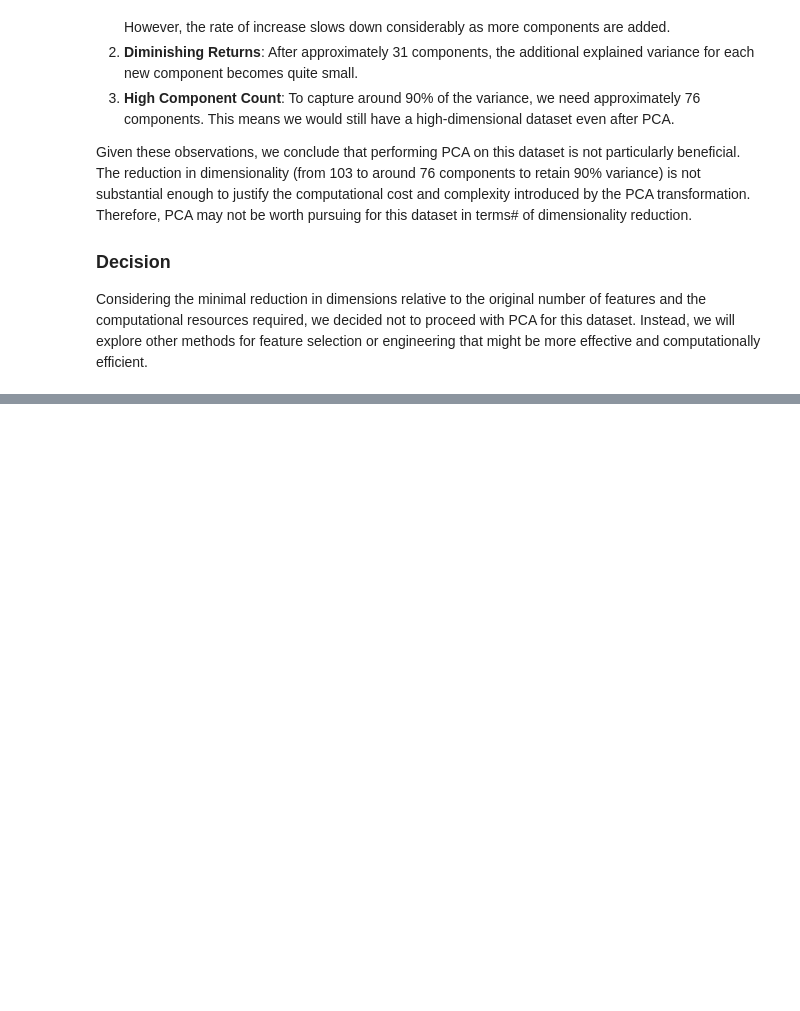
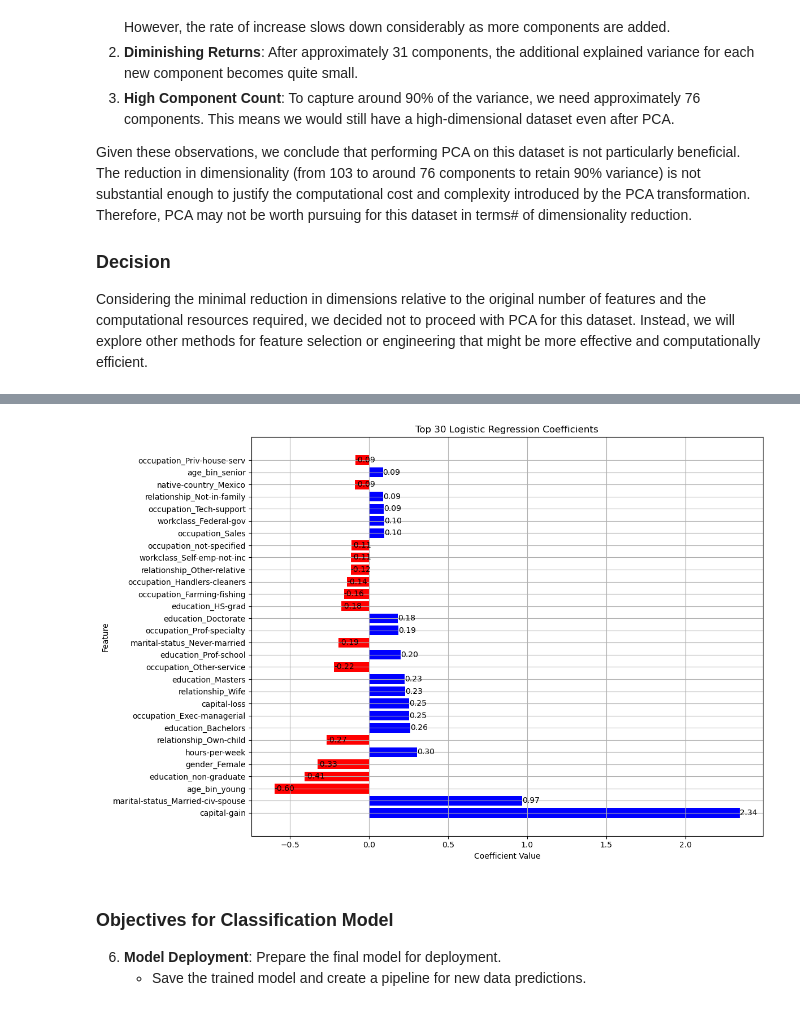
Before and after one commit to sahand-salmani/adult-income-dataset-EDA-classification, a Jupyter notebook: income_prediction.ipynb, the cells around one changed output, grey strips where cells are left out. Saved outputs shown, nothing was run; the diff lists cells and outputs as text; code cells hidden in the pictures; blank space fills up the shorter version.

Commit message:
classification model, validation and interpretation of model added

```diff
--- a/income_prediction.ipynb
+++ b/income_prediction.ipynb
@@ -463,6 +435,6 @@ df_one_hot_encoded.head(1)
 1 rows × 103 columns
 # %%
 X = df_one_hot_encoded.copy()
-X.drop(columns=['income'])
+X.drop(columns=['income'], inplace=True)
 y = df_one_hot_encoded['income'].values
 # %% [markdown]
@@ -549,0 +523,4 @@ Considering the minimal reduction in dimensions relative to the original number
+# %%
+from sklearn.model_selection import train_test_split
+
+X_train, X_test, y_train, y_test = train_test_split(X, y, test_size=0.2, random_state=42)
@@ -549,0 +533,4 @@ Considering the minimal reduction in dimensions relative to the original number
+# %%
+from sklearn.linear_model import LogisticRegression
+
+logistic_regression_model = LogisticRegression(solver='liblinear')
@@ -549,0 +612,12 @@ Considering the minimal reduction in dimensions relative to the original number
+# %%
+from sklearn.metrics import accuracy_score, classification_report, roc_auc_score
+
+best_log_reg.fit(X_train, y_train)
+
+y_pred = best_log_reg.predict(X_test)
+y_prob = best_log_reg.predict_proba(X_test)[:, 1]
+
+print(f"Best Logistic Regression Model: {best_log_reg}")
+print(f"Accuracy: {accuracy_score(y_test, y_pred)}")
+print(f"Classification Report:\n{classification_report(y_test, y_pred)}")
+print(f"ROC-AUC: {roc_auc_score(y_test, y_prob)}")
@@ -549,0 +791,29 @@ Considering the minimal reduction in dimensions relative to the original number
+# %%
+coefficients = best_log_reg.coef_[0]
+feature_names = df_one_hot_encoded.drop(columns=['income']).columns
+coeff_df = pd.DataFrame({
+    'Feature': feature_names,
+    'Coefficient': coefficients
+})
+coeff_df['Abs_Coefficient'] = coeff_df['Coefficient'].abs()
+coeff_df = coeff_df.sort_values(by='Abs_Coefficient', ascending=False)
+top_30_coeff_df = coeff_df.head(30)
+
+plt.figure(figsize=(12, 8))
+bars = plt.barh(top_30_coeff_df['Feature'], top_30_coeff_df['Coefficient'],
+                color=['b' if x > 0 else 'r' for x in top_30_coeff_df['Coefficient']])
+plt.xlabel('Coefficient Value')
+plt.ylabel('Feature')
+plt.title('Top 30 Logistic Regression Coefficients')
+plt.grid(True)
+plt.tight_layout()
+for bar in bars:
+    plt.text(bar.get_width(), bar.get_y() + bar.get_height()/2, f'{bar.get_width():.2f}', va='center')
+
+plt.show()
+# %% [output]
+[figure, added]
+# %% [markdown]
+### Objectives for Classification Model
+6. **Model Deployment**: Prepare the final model for deployment.
+    - Save the trained model and create a pipeline for new data predictions.
```
Also changed, not shown: parts of 30 cells of this notebook.
